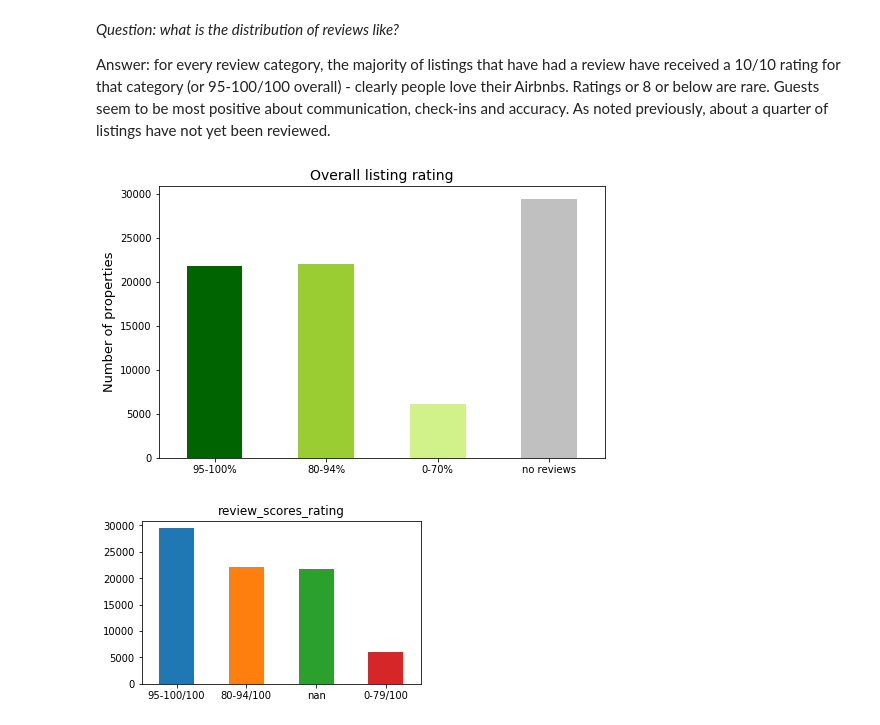
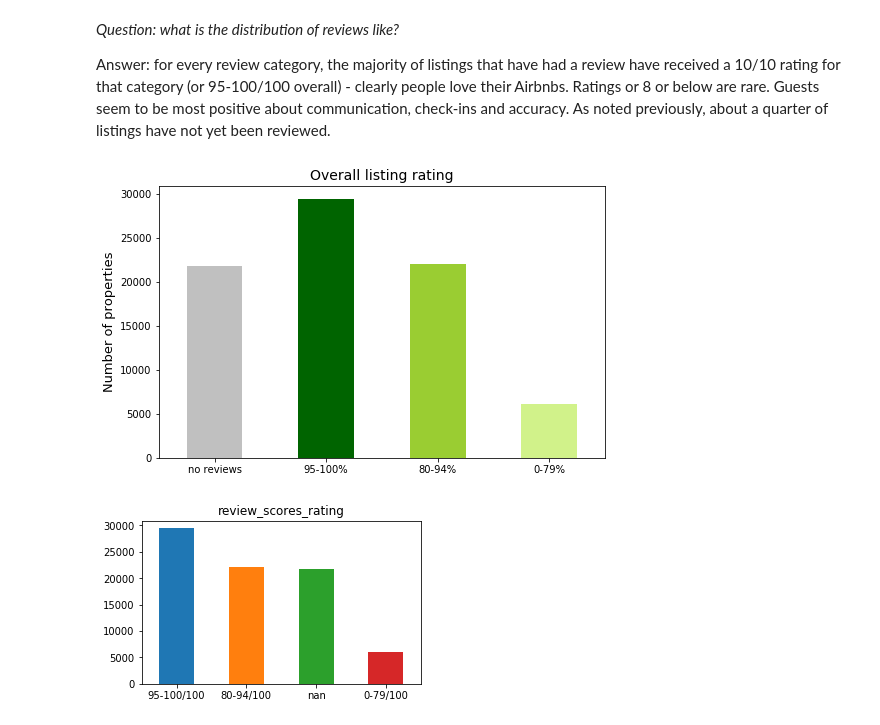
Before and after one commit to cbuie/Airbnb-neural-network-price-prediction, a Jupyter notebook: Airbnb-price-prediction.ipynb, the cells around one changed output. Saved outputs shown, nothing was run; the diff lists cells and outputs as text; code cells hidden in the pictures.

```diff
--- a/Airbnb-price-prediction.ipynb
+++ b/Airbnb-price-prediction.ipynb
@@ -1098,13 +1106,13 @@ Answer: for  every review category, the majority of listings that have had a rev
 # %%
 fig, ax = plt.subplots(1, 1, figsize=(8,5))
 ax.set_title('Overall listing rating', fontsize=14)
-df['review_scores_rating'].value_counts(sort=False).plot(kind='bar', color=['darkgreen', 'yellowgreen', '#d1f28a', 'silver'], ax=ax)
-ax.set_xticklabels(labels=['95-100%', '80-94%', '0-70%', 'no reviews'], rotation=0)
+df['review_scores_rating'].value_counts().sort_index(ascending=False).plot(kind='bar', color=['silver', 'darkgreen', 'yellowgreen', '#d1f28a' ], ax=ax)
+ax.set_xticklabels(labels=['no reviews', '95-100%', '80-94%', '0-79%'], rotation=0)
 ax.set_xlabel('')
 ax.set_ylabel('Number of properties', fontsize=13)
 plt.show()
 # %% [output]
-[figure, old version]
+[figure, new version]
 # %%
 for col in list(df.columns[df.columns.str.startswith("review_scores") == True]):
     category_count_plot(col, figsize=(5,3))
```
Also changed, not shown: parts of 14 cells of this notebook, 11 other files.
